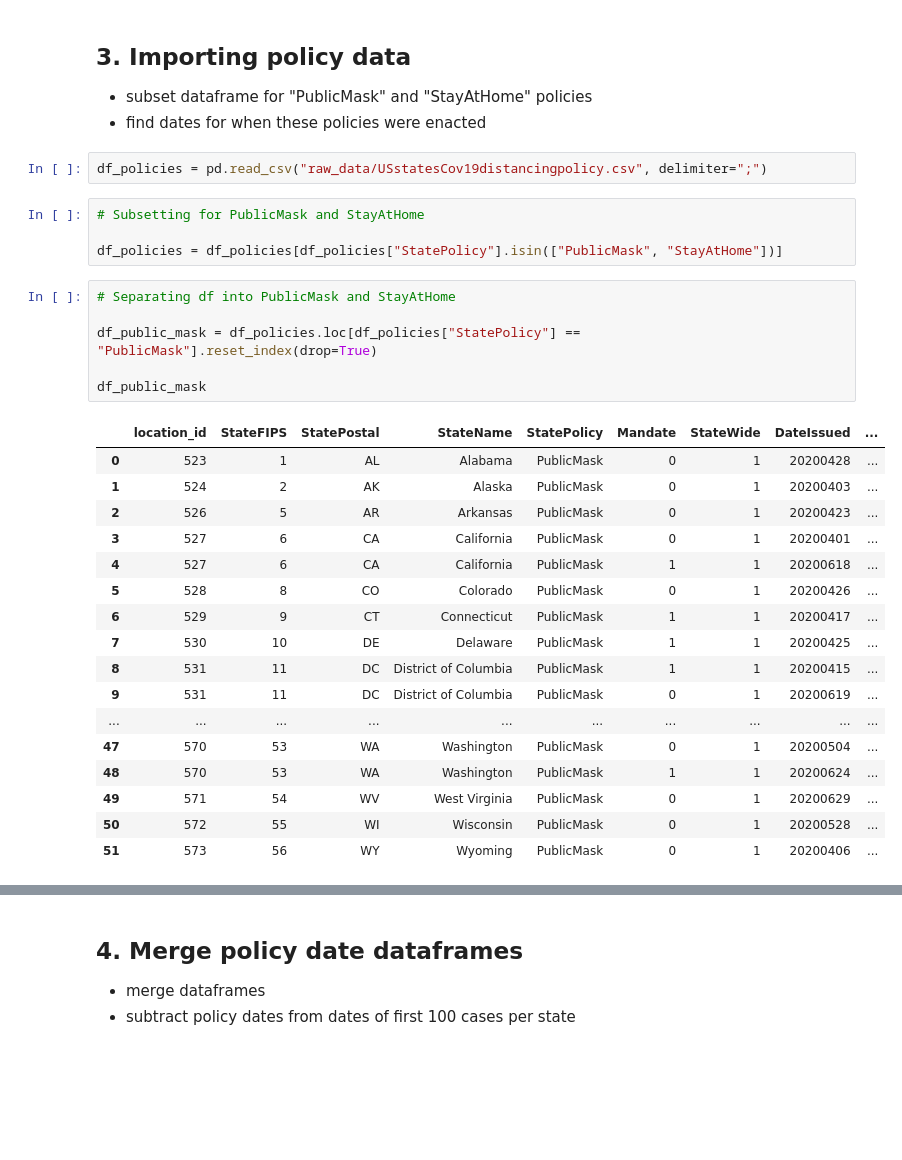
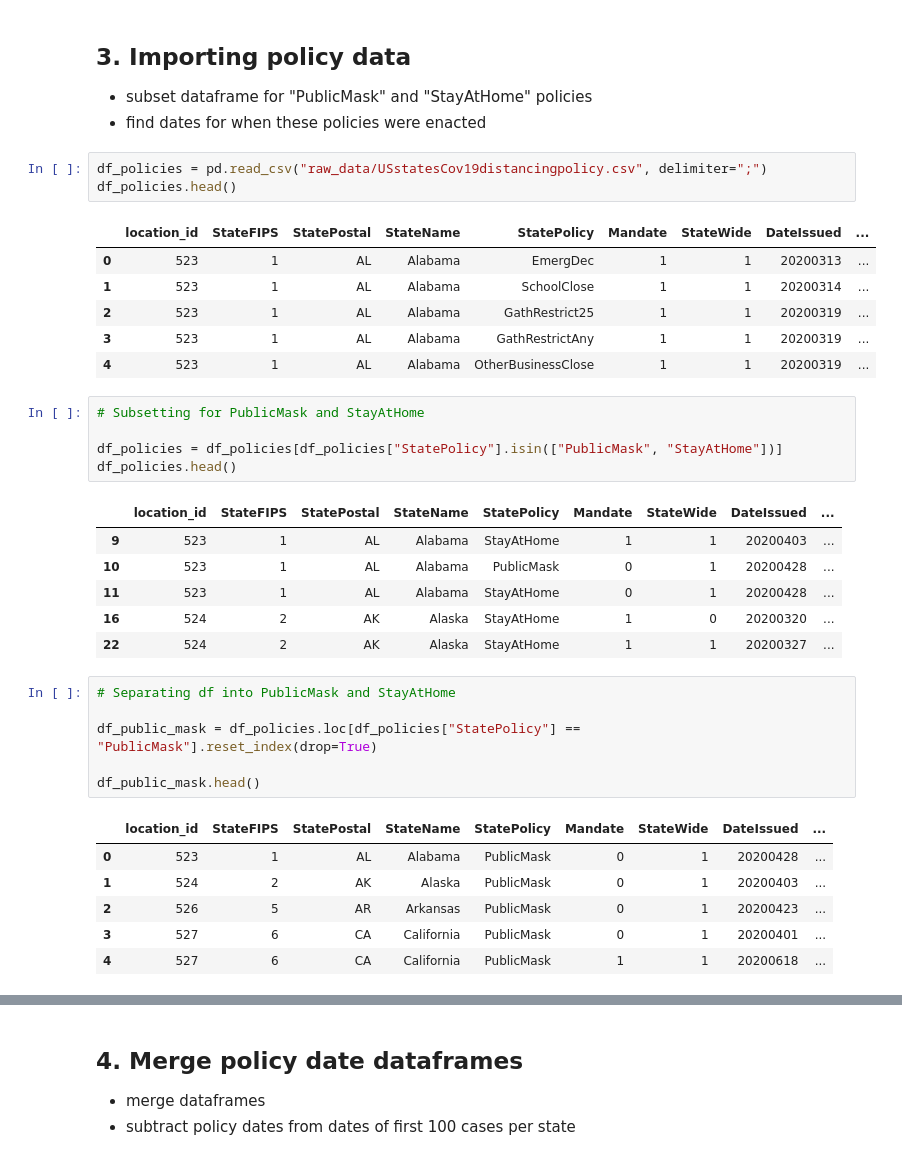
Before and after one commit to JMiguelFernandes/Project-5---Coronavirus, a Jupyter notebook: Dates of first 100 cases and policies.ipynb, the cells around one changed output, grey strips where cells are left out. Drawn from its saved outputs; the diff is of its cells as text; blank space fills up the shorter version.

```diff
--- a/Dates of first 100 cases and policies.ipynb
+++ b/Dates of first 100 cases and policies.ipynb
@@ -71,33 +78,38 @@ df_first_hundred
 - find dates for when these policies were enacted
 # %%
 df_policies = pd.read_csv("raw_data/USstatesCov19distancingpolicy.csv", delimiter=";")
+df_policies.head()
+# %% [output]
+|  | location_id | StateFIPS | StatePostal | StateName | StatePolicy | Mandate | StateWide | DateIssued | ... |
+| 0 | 523 | 1 | AL | Alabama | EmergDec | 1 | 1 | 20200313 | ... |
+| 1 | 523 | 1 | AL | Alabama | SchoolClose | 1 | 1 | 20200314 | ... |
+| 2 | 523 | 1 | AL | Alabama | GathRestrict25 | 1 | 1 | 20200319 | ... |
+| 3 | 523 | 1 | AL | Alabama | GathRestrictAny | 1 | 1 | 20200319 | ... |
+| 4 | 523 | 1 | AL | Alabama | OtherBusinessClose | 1 | 1 | 20200319 | ... |
 # %%
 # Subsetting for PublicMask and StayAtHome
 
 df_policies = df_policies[df_policies["StatePolicy"].isin(["PublicMask", "StayAtHome"])]
+df_policies.head()
+# %% [output]
+|  | location_id | StateFIPS | StatePostal | StateName | StatePolicy | Mandate | StateWide | DateIssued | ... |
+| 9 | 523 | 1 | AL | Alabama | StayAtHome | 1 | 1 | 20200403 | ... |
+| 10 | 523 | 1 | AL | Alabama | PublicMask | 0 | 1 | 20200428 | ... |
+| 11 | 523 | 1 | AL | Alabama | StayAtHome | 0 | 1 | 20200428 | ... |
+| 16 | 524 | 2 | AK | Alaska | StayAtHome | 1 | 0 | 20200320 | ... |
+| 22 | 524 | 2 | AK | Alaska | StayAtHome | 1 | 1 | 20200327 | ... |
 # %%
 # Separating df into PublicMask and StayAtHome
 
 df_public_mask = df_policies.loc[df_policies["StatePolicy"] == "PublicMask"].reset_index(drop=True)
 
-df_public_mask
+df_public_mask.head()
 # %% [output]
 |  | location_id | StateFIPS | StatePostal | StateName | StatePolicy | Mandate | StateWide | DateIssued | ... |
 | 0 | 523 | 1 | AL | Alabama | PublicMask | 0 | 1 | 20200428 | ... |
 | 1 | 524 | 2 | AK | Alaska | PublicMask | 0 | 1 | 20200403 | ... |
 | 2 | 526 | 5 | AR | Arkansas | PublicMask | 0 | 1 | 20200423 | ... |
 | 3 | 527 | 6 | CA | California | PublicMask | 0 | 1 | 20200401 | ... |
 | 4 | 527 | 6 | CA | California | PublicMask | 1 | 1 | 20200618 | ... |
-| 5 | 528 | 8 | CO | Colorado | PublicMask | 0 | 1 | 20200426 | ... |
-| 6 | 529 | 9 | CT | Connecticut | PublicMask | 1 | 1 | 20200417 | ... |
-| 7 | 530 | 10 | DE | Delaware | PublicMask | 1 | 1 | 20200425 | ... |
-| 8 | 531 | 11 | DC | District of Columbia | PublicMask | 1 | 1 | 20200415 | ... |
-| 9 | 531 | 11 | DC | District of Columbia | PublicMask | 0 | 1 | 20200619 | ... |
-| ... | ... | ... | ... | ... | ... | ... | ... | ... | ... |
-| 47 | 570 | 53 | WA | Washington | PublicMask | 0 | 1 | 20200504 | ... |
-| 48 | 570 | 53 | WA | Washington | PublicMask | 1 | 1 | 20200624 | ... |
-| 49 | 571 | 54 | WV | West Virginia | PublicMask | 0 | 1 | 20200629 | ... |
-| 50 | 572 | 55 | WI | Wisconsin | PublicMask | 0 | 1 | 20200528 | ... |
-| 51 | 573 | 56 | WY | Wyoming | PublicMask | 0 | 1 | 20200406 | ... |
 # %%
 df_stay_home = df_policies.loc[df_policies["StatePolicy"] == "StayAtHome"]
```
Also changed, not shown: parts of 26 cells of this notebook, 1 other file.
